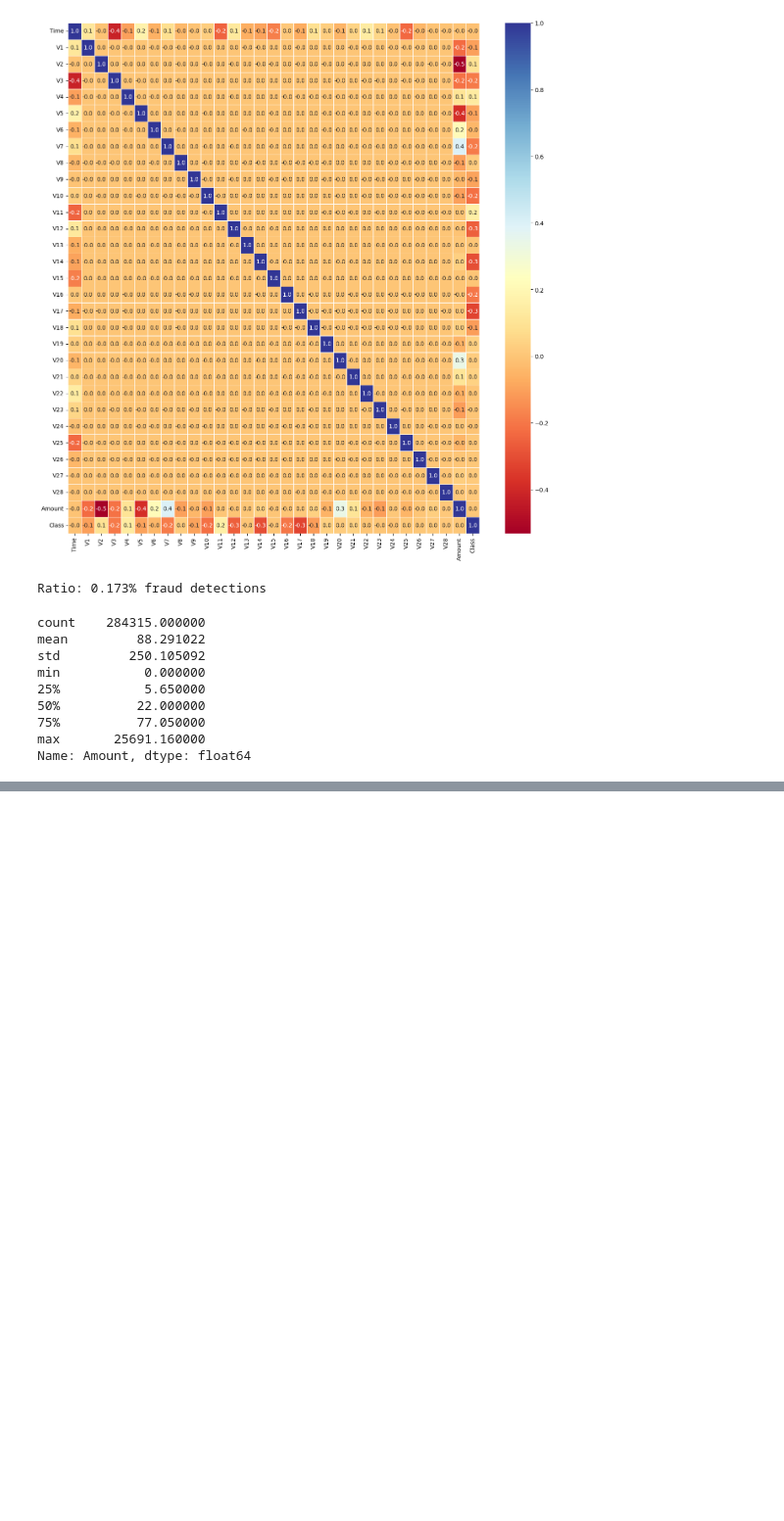
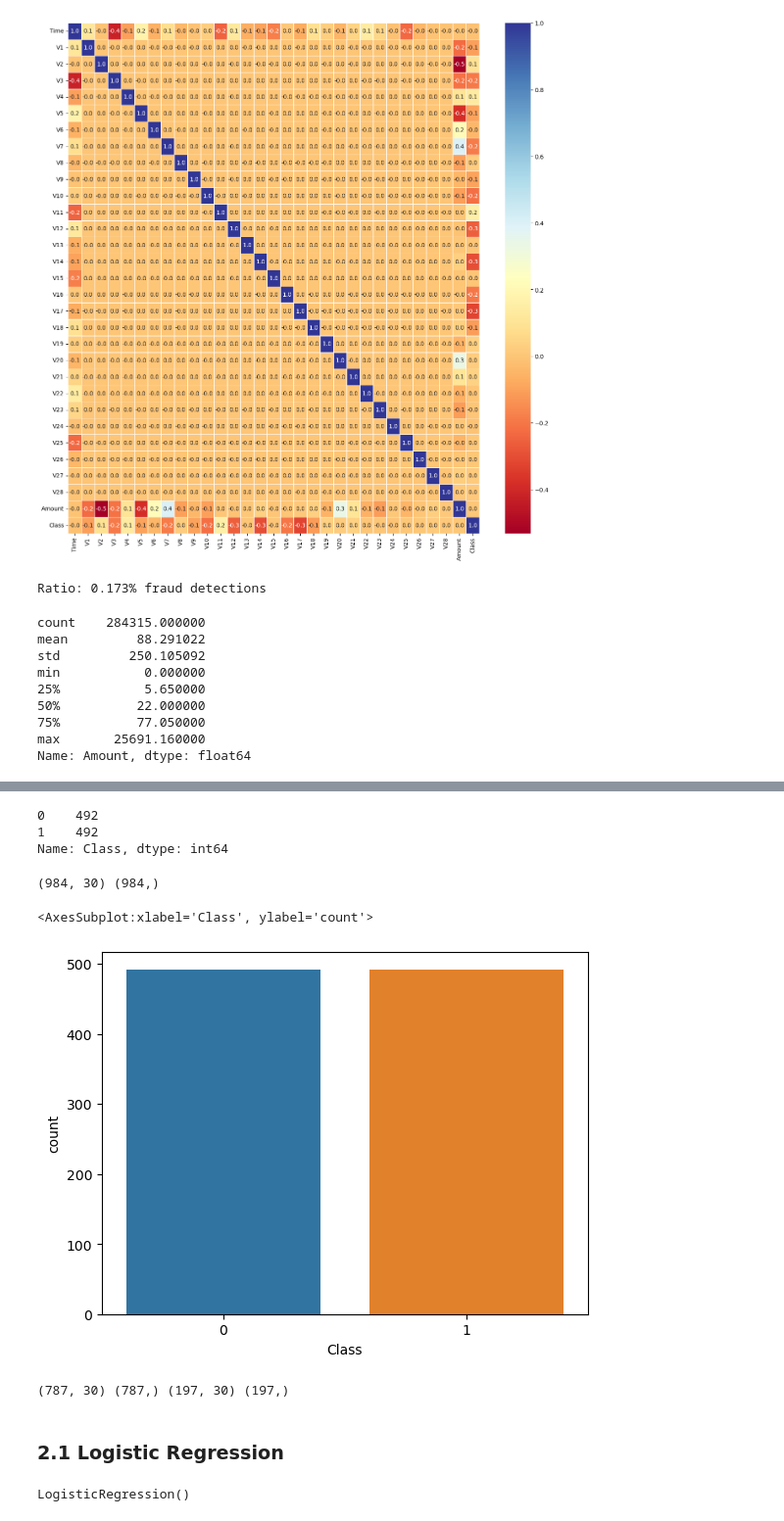
Before and after one commit to MatheusFranco99/KaggleCompetitions, a Jupyter notebook: CreditCardFraudDetection/Vitor/creditcard.ipynb, the cells around one changed output, grey strips where cells are left out. Shown at 98% size. Drawn from its saved outputs; the diff is of its cells as text; code cells hidden in the pictures; blank space fills up the shorter version.

Commit message:
ml models and starting conclusion

```diff
--- a/CreditCardFraudDetection/Vitor/creditcard.ipynb
+++ b/CreditCardFraudDetection/Vitor/creditcard.ipynb
@@ -122,0 +144,9 @@ Fraud Max: 2125.87
+# %%
+valid_sample = valid.sample(n=492)
+new_data = pd.concat([valid_sample, fraud], axis=0)
+# %%
+new_data['Class'].value_counts()
+# %% [output]
+0    492
+1    492
+Name: Class, dtype: int64
@@ -122,0 +156,9 @@ Fraud Max: 2125.87
+# %%
+print(X.shape,y.shape)
+# %% [output]
+(984, 30) (984,)
+# %%
+sns.countplot(new_data["Class"])
+# %% [output]
+<AxesSubplot:xlabel='Class', ylabel='count'>
+[figure, added]
@@ -122,0 +168,6 @@ Fraud Max: 2125.87
+# %%
+print(X_train.shape, y_train.shape, X_test.shape, y_test.shape)
+# %% [output]
+(787, 30) (787,) (197, 30) (197,)
+# %% [markdown]
+### 2.1 Logistic Regression
@@ -122,0 +176,4 @@ Fraud Max: 2125.87
+# %%
+model.fit(X_train, y_train)
+# %% [output]
+LogisticRegression()
```
Also changed, not shown: parts of 70 cells of this notebook.
